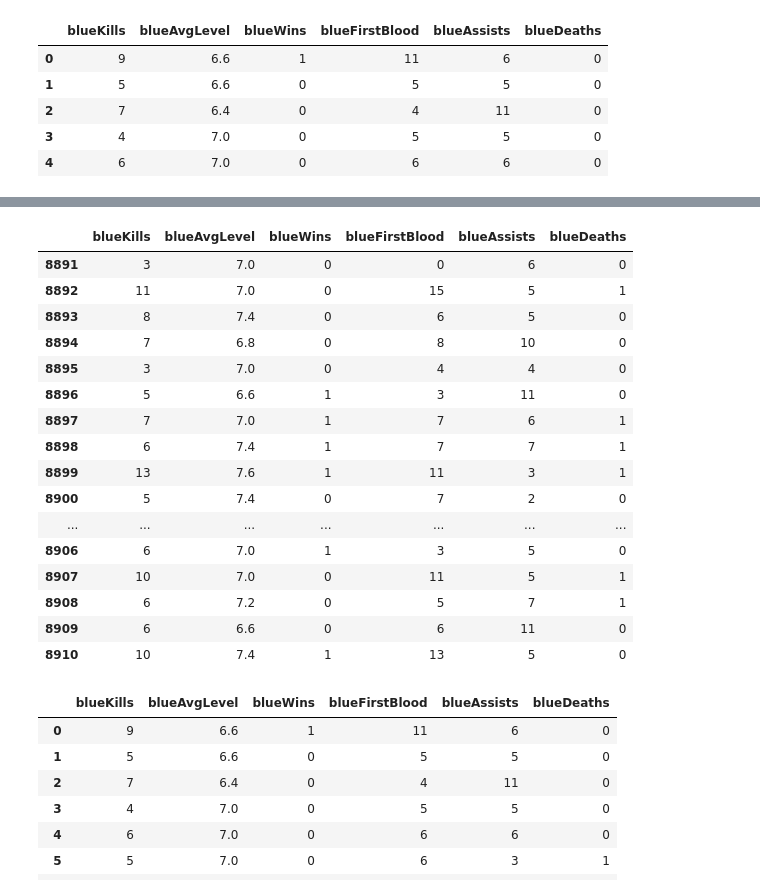
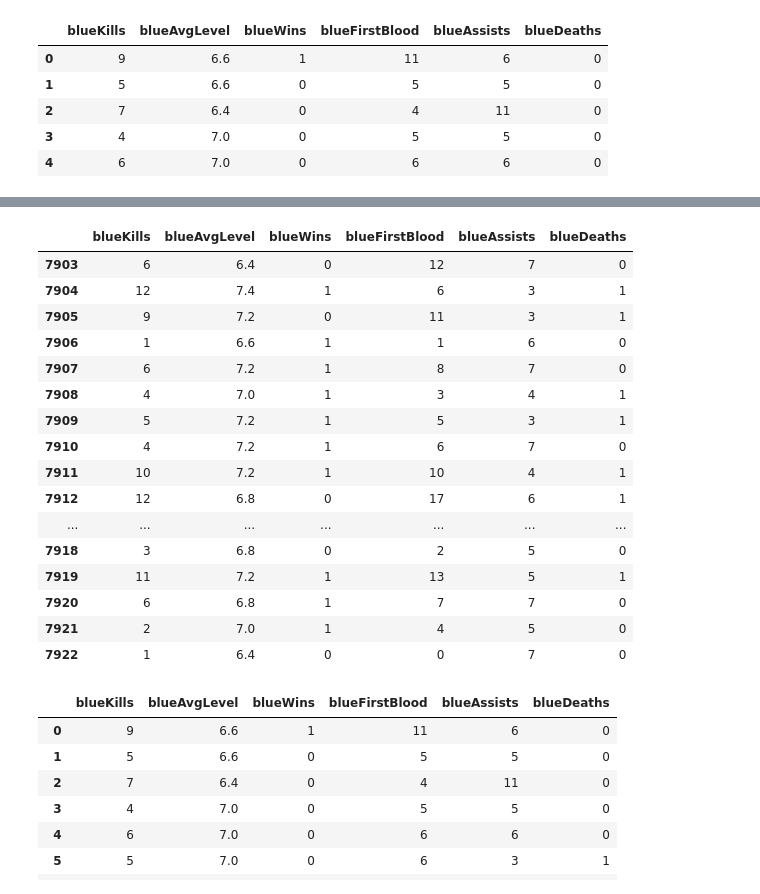
Before and after one commit to jazurdia/Lab02-IA, a Jupyter notebook: Lab02.ipynb, the cells around one changed output, grey strips where cells are left out. Saved outputs shown, nothing was run; the diff lists cells and outputs as text; code cells hidden in the pictures.

Commit message:
correccion test-entreno
Co-Authored-By: Diego Morales <77738746+Diego2250@users.noreply.github.com>
Co-Authored-By: Javier Alejandro Azurdia Arrecis <78101285+jazurdia@users.noreply.github.com>

```diff
--- a/Lab02.ipynb
+++ b/Lab02.ipynb
@@ -847,31 +830,31 @@ dataFrameValidacion.head()
 # %%
 dataFrameTest = pds.DataFrame()
 
-dataFrameTest["blueKills"] = pd.iloc[int((len(pd)*0.9)):-1, 0]
-dataFrameTest["blueAvgLevel"] = pd.iloc[int((len(pd)*0.9)):-1, 1]
-dataFrameTest["blueWins"] = pd.iloc[int((len(pd)*0.9)):-1, 2]
-dataFrameTest["blueFirstBlood"] = pd.iloc[int((len(pd)*0.9)):-1, 3]
-dataFrameTest["blueAssists"] = pd.iloc[int((len(pd)*0.9)):-1, 4]
-dataFrameTest["blueDeaths"] = pd.iloc[int((len(pd)*0.9)):-1, 5]
+dataFrameTest["blueKills"] = pd.iloc[int((len(pd)*0.8)):-1, 0]
+dataFrameTest["blueAvgLevel"] = pd.iloc[int((len(pd)*0.8)):-1, 1]
+dataFrameTest["blueWins"] = pd.iloc[int((len(pd)*0.8)):-1, 2]
+dataFrameTest["blueFirstBlood"] = pd.iloc[int((len(pd)*0.8)):-1, 3]
+dataFrameTest["blueAssists"] = pd.iloc[int((len(pd)*0.8)):-1, 4]
+dataFrameTest["blueDeaths"] = pd.iloc[int((len(pd)*0.8)):-1, 5]
 dataFrameTest.head(20)
 # %% [output]
 |  | blueKills | blueAvgLevel | blueWins | blueFirstBlood | blueAssists | blueDeaths |
-| 8891 | 3 | 7.0 | 0 | 0 | 6 | 0 |
-| 8892 | 11 | 7.0 | 0 | 15 | 5 | 1 |
-| 8893 | 8 | 7.4 | 0 | 6 | 5 | 0 |
-| 8894 | 7 | 6.8 | 0 | 8 | 10 | 0 |
-| 8895 | 3 | 7.0 | 0 | 4 | 4 | 0 |
-| 8896 | 5 | 6.6 | 1 | 3 | 11 | 0 |
-| 8897 | 7 | 7.0 | 1 | 7 | 6 | 1 |
-| 8898 | 6 | 7.4 | 1 | 7 | 7 | 1 |
-| 8899 | 13 | 7.6 | 1 | 11 | 3 | 1 |
-| 8900 | 5 | 7.4 | 0 | 7 | 2 | 0 |
+| 7903 | 6 | 6.4 | 0 | 12 | 7 | 0 |
+| 7904 | 12 | 7.4 | 1 | 6 | 3 | 1 |
+| 7905 | 9 | 7.2 | 0 | 11 | 3 | 1 |
+| 7906 | 1 | 6.6 | 1 | 1 | 6 | 0 |
+| 7907 | 6 | 7.2 | 1 | 8 | 7 | 0 |
+| 7908 | 4 | 7.0 | 1 | 3 | 4 | 1 |
+| 7909 | 5 | 7.2 | 1 | 5 | 3 | 1 |
+| 7910 | 4 | 7.2 | 1 | 6 | 7 | 0 |
+| 7911 | 10 | 7.2 | 1 | 10 | 4 | 1 |
+| 7912 | 12 | 6.8 | 0 | 17 | 6 | 1 |
 | ... | ... | ... | ... | ... | ... | ... |
-| 8906 | 6 | 7.0 | 1 | 3 | 5 | 0 |
-| 8907 | 10 | 7.0 | 0 | 11 | 5 | 1 |
-| 8908 | 6 | 7.2 | 0 | 5 | 7 | 1 |
-| 8909 | 6 | 6.6 | 0 | 6 | 11 | 0 |
-| 8910 | 10 | 7.4 | 1 | 13 | 5 | 0 |
+| 7918 | 3 | 6.8 | 0 | 2 | 5 | 0 |
+| 7919 | 11 | 7.2 | 1 | 13 | 5 | 1 |
+| 7920 | 6 | 6.8 | 1 | 7 | 7 | 0 |
+| 7921 | 2 | 7.0 | 1 | 4 | 5 | 0 |
+| 7922 | 1 | 6.4 | 0 | 0 | 7 | 0 |
 # %%
 dataFrameEntreno.head(20)
 # %% [output]
```
Also changed, not shown: parts of 9 cells of this notebook.
